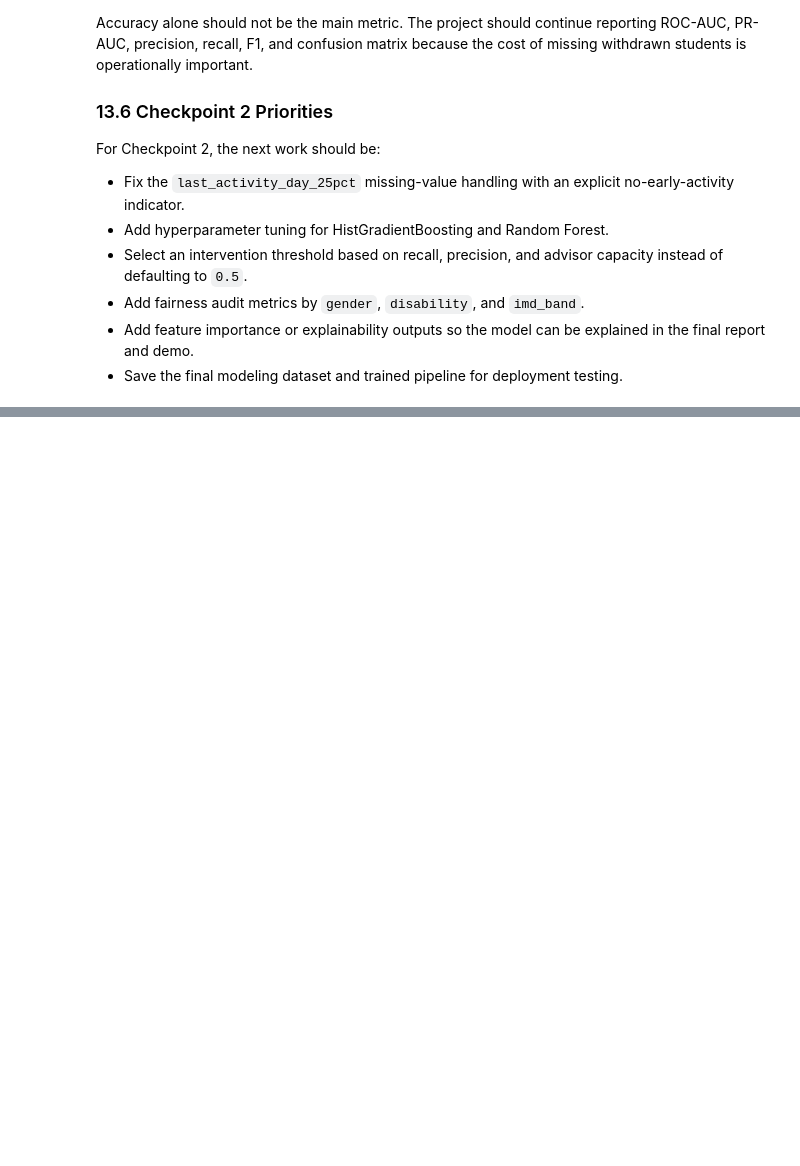
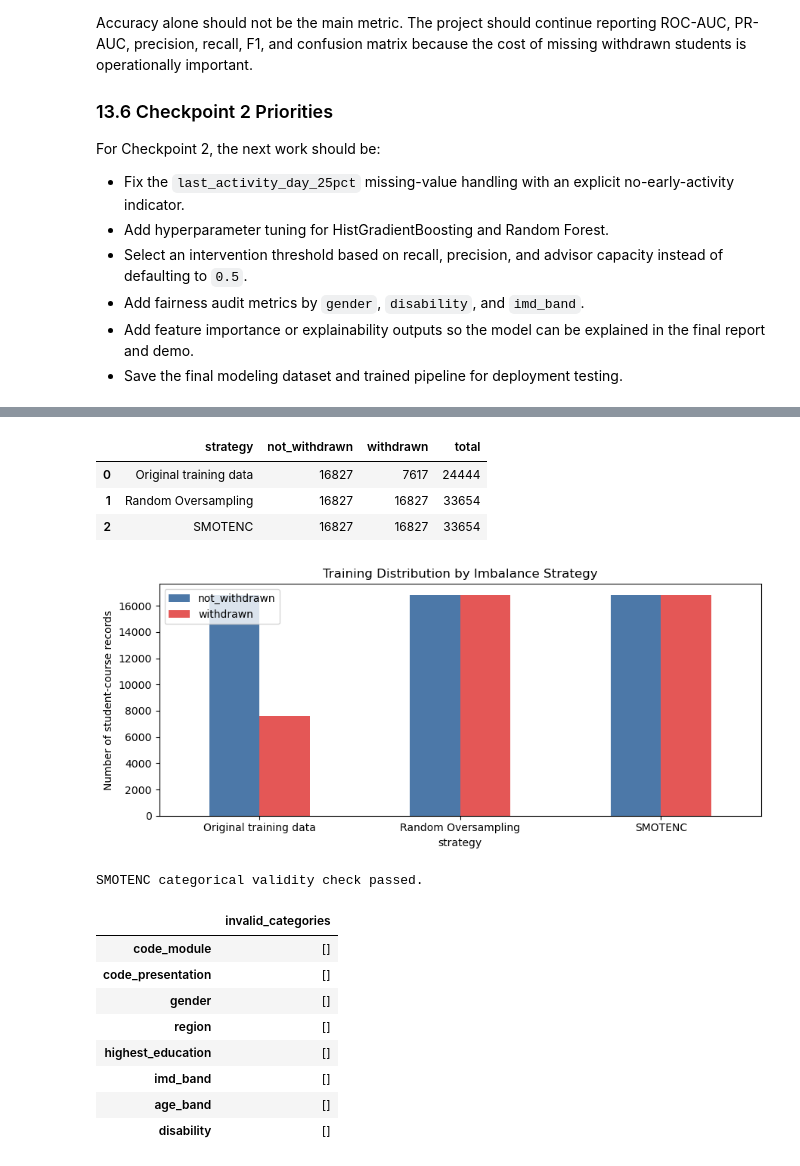
Before and after one commit to adityamd/iiith-capstone-project, a Jupyter notebook: dev_playground_shujath/checkpoint1_EDA_v1.ipynb, the cells around one changed output, grey strips where cells are left out. Drawn from its saved outputs; the diff is of its cells as text; code cells hidden in the pictures; blank space fills up the shorter version.

```diff
--- a/dev_playground_shujath/checkpoint1_EDA_v1.ipynb
+++ b/dev_playground_shujath/checkpoint1_EDA_v1.ipynb
@@ -1039,0 +1250,74 @@ For Checkpoint 2, the next work should be:
+# %%
+random_oversampler = RandomOverSampler(random_state=42)
+X_train_ros, y_train_ros = random_oversampler.fit_resample(
+    X_train_for_sampling, y_train
+)
+
+smotenc = SMOTENC(
+    categorical_features=categorical_features,
+    sampling_strategy="auto",
+    random_state=42,
+    k_neighbors=5,
+)
+X_train_smotenc, y_train_smotenc = smotenc.fit_resample(
+    X_train_for_sampling, y_train
+)
+
+augmentation_distribution_after = pd.DataFrame([
+    {
+        "strategy": "Original training data",
+        "not_withdrawn": int((y_train == 0).sum()),
+        "withdrawn": int((y_train == 1).sum()),
+        "total": len(y_train),
+    },
+    {
+        "strategy": "Random Oversampling",
+        "not_withdrawn": int((y_train_ros == 0).sum()),
+        "withdrawn": int((y_train_ros == 1).sum()),
+        "total": len(y_train_ros),
+    },
+    {
+        "strategy": "SMOTENC",
+        "not_withdrawn": int((y_train_smotenc == 0).sum()),
+        "withdrawn": int((y_train_smotenc == 1).sum()),
+        "total": len(y_train_smotenc),
+    },
+])
+display(augmentation_distribution_after)
+
+augmentation_distribution_after.set_index("strategy")[[
+    "not_withdrawn", "withdrawn"
+]].plot(kind="bar", figsize=(9, 4), color=["#4C78A8", "#E45756"])
+plt.title("Training Distribution by Imbalance Strategy")
+plt.ylabel("Number of student-course records")
+plt.xticks(rotation=0)
+plt.tight_layout()
+plt.show()
+
+# Confirm that SMOTENC did not invent new categorical labels.
+smotenc_invalid_categories = {}
+for column in categorical_features:
+    original_values = set(X_train_for_sampling[column].dropna().astype(str))
+    synthetic_values = set(X_train_smotenc[column].dropna().astype(str))
+    invalid_values = sorted(synthetic_values - original_values)
+    smotenc_invalid_categories[column] = invalid_values
+
+assert all(len(values) == 0 for values in smotenc_invalid_categories.values())
+print("SMOTENC categorical validity check passed.")
+display(pd.Series(smotenc_invalid_categories, name="invalid_categories").to_frame())
+# %% [output]
+|  | strategy | not_withdrawn | withdrawn | total |
+| 0 | Original training data | 16827 | 7617 | 24444 |
+| 1 | Random Oversampling | 16827 | 16827 | 33654 |
+| 2 | SMOTENC | 16827 | 16827 | 33654 |
+[figure, added]
+SMOTENC categorical validity check passed.
+|  | invalid_categories |
+| code_module | [] |
+| code_presentation | [] |
+| gender | [] |
+| region | [] |
+| highest_education | [] |
+| imd_band | [] |
+| age_band | [] |
+| disability | [] |
```
Also changed, not shown: parts of 27 cells of this notebook.
